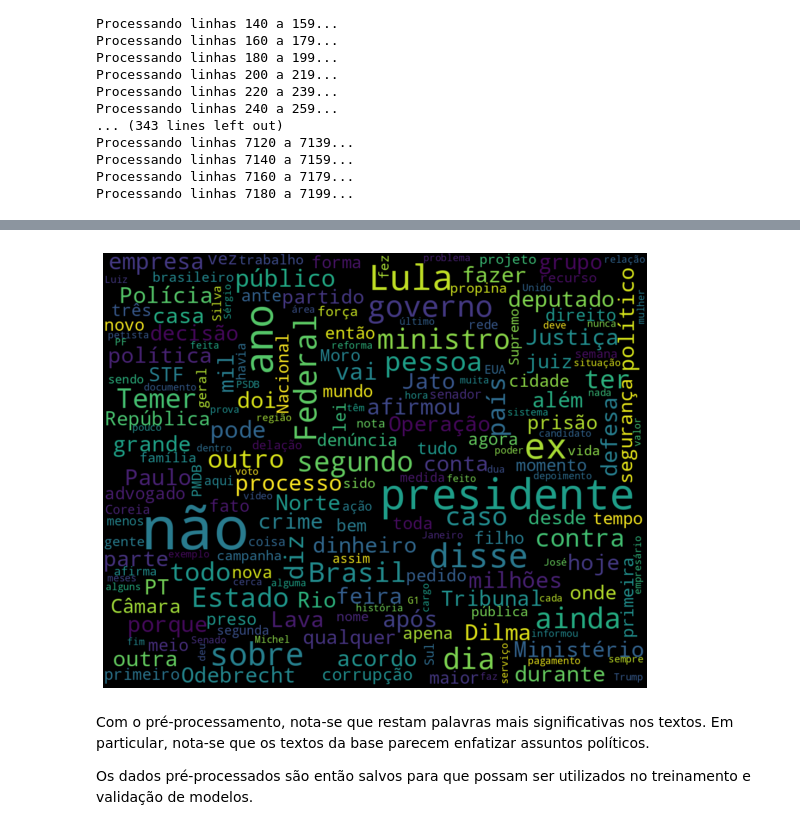
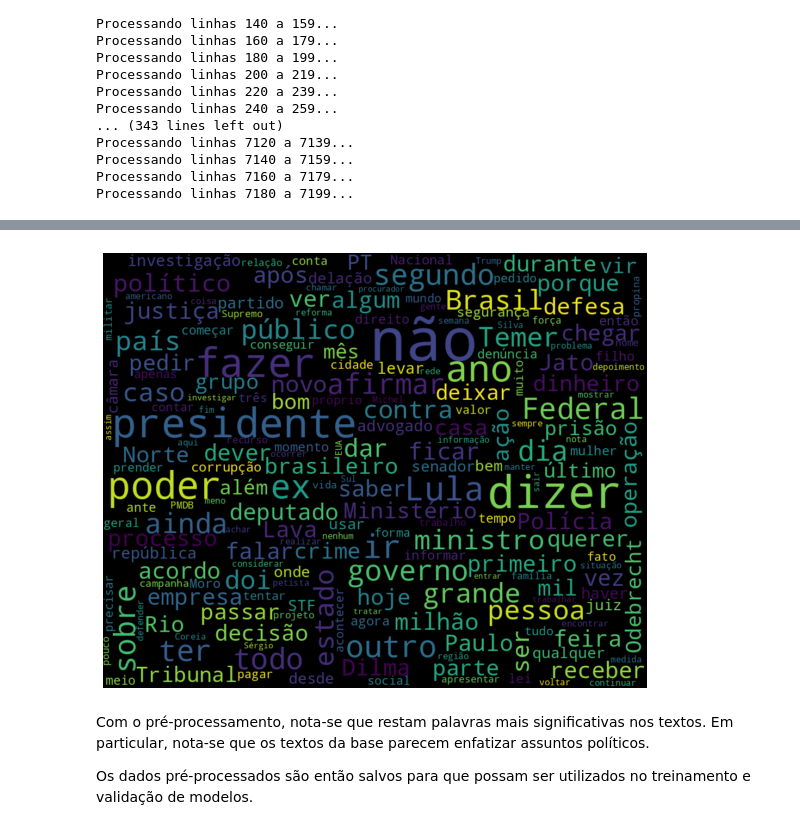
Before and after one commit to RodriguesRBruno/ProjetoMultidisciplinar, a Jupyter notebook: preprocessing.ipynb, the cells around one changed output, grey strips where cells are left out. Cells and saved outputs as stored; diff of their text form; code cells hidden in the pictures.

```diff
--- a/preprocessing.ipynb
+++ b/preprocessing.ipynb
@@ -66,9 +33,8 @@ def plot_word_counts(tokens, n=10):
 # %% [markdown]
 ### Visualizações com dados crus
 # %%
-bucket = 'projetointerdisciplinardadosbrutos'
 file_name = 'dados_brutos.csv'
-raw_data = pd.read_csv(f's3://{bucket}/{file_name}')
+raw_data = load_df_from_bucket(file_name)
 raw_data.head()
 # %% [output]
 |  | fake | text |
@@ -133,22 +58,3 @@ def tokenize_text_and_get_stats(df_row, nlp_pipeline, stopword_list=None, n_prin
-# %%
-def create_tokenized_df(base_df, remove_nao=True):
-    """
-    Função para criar colunas no DataFrame referentes à tokenização
-    """
-    if 'text' not in base_df.columns:
-        return base_df
-
-    df = base_df.copy()
-    nlp = stanza.Pipeline('pt', processors='tokenize,mwt,pos,lemma')
-    stopwords = nltk.corpus.stopwords.words('portuguese')
-    if remove_nao:
-        stopwords.remove('não')
-    stopwords.append('r')
-    df[['words', 'lemmas', 'avg_sent_len', 'avg_word_len']] = df.apply(tokenize_text_and_get_stats, axis=1,
-                                                                       result_type='expand',
-                                                                       stopword_list=stopwords,
-                                                                       nlp_pipeline=nlp)
-    return df
 # %%
 processed_df = create_tokenized_df(raw_data)
 # %% [output]
@@ -191,9 +97,9 @@ plot_cloud(processed_words)
 # %%
 processed_lemmas = ' '.join([row for row in processed_df['lemmas_str']])
 # %%
-plot_cloud(processed_words)
+plot_cloud(processed_lemmas)
 # %% [output]
-[figure, old version]
+[figure, new version]
 # %% [markdown]
 Com o pré-processamento, nota-se que restam palavras mais significativas nos textos. Em particular, nota-se que os textos da base parecem enfatizar assuntos políticos.
 
```
Also changed, not shown: parts of 10 cells of this notebook, 4 other files.
